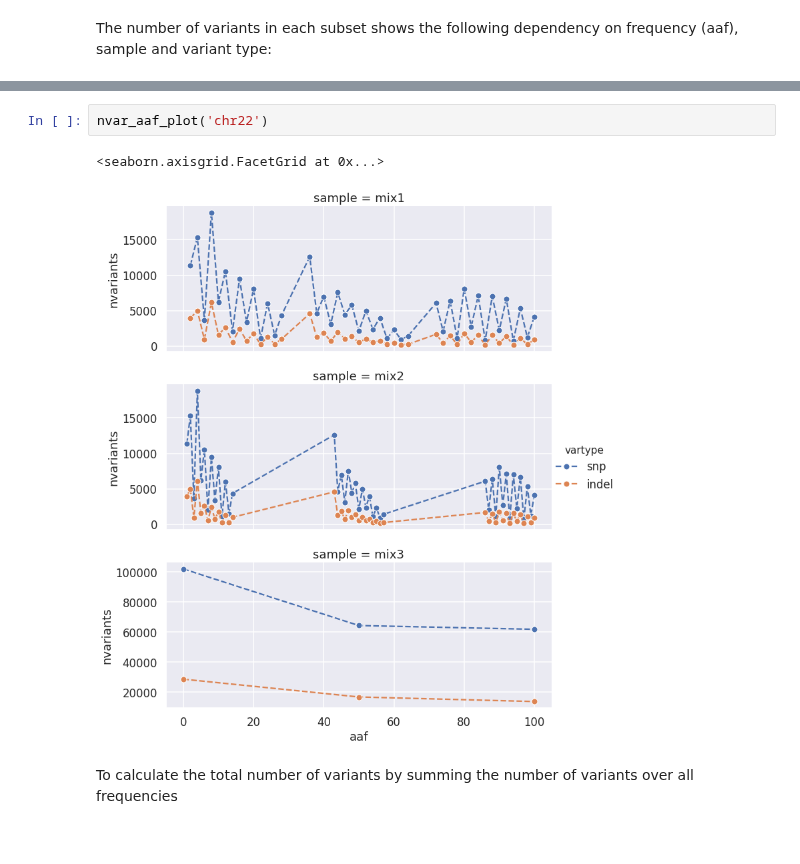
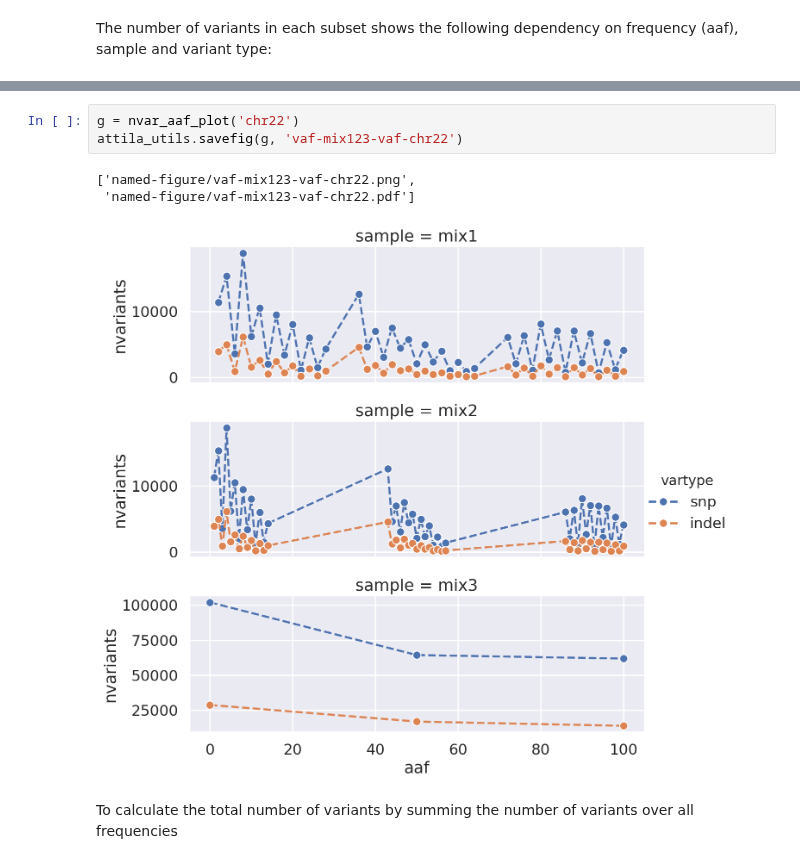
Before and after one commit to attilagk/BSM-research, a Jupyter notebook: notebook/2019-04-04-truth-sets-aaf/2019-04-04-truth-sets-aaf.ipynb, the cells around one changed output, grey strips where cells are left out. Drawn from its saved outputs; the diff is of its cells as text.

```diff
--- a/notebook/2019-04-04-truth-sets-aaf/2019-04-04-truth-sets-aaf.ipynb
+++ b/notebook/2019-04-04-truth-sets-aaf/2019-04-04-truth-sets-aaf.ipynb
@@ -50,8 +55,10 @@ nvar_aaf_plot('autosomes')
-# %%
-nvar_aaf_plot('chr22')
-# %% [output]
-<seaborn.axisgrid.FacetGrid at 0x...>
-[figure, removed]
+# %%
+g = nvar_aaf_plot('chr22')
+attila_utils.savefig(g, 'vaf-mix123-vaf-chr22')
+# %% [output]
+['named-figure/vaf-mix123-vaf-chr22.png',
+ 'named-figure/vaf-mix123-vaf-chr22.pdf']
+[figure, added]
 # %% [markdown]
 To calculate the total number of variants by summing the number of variants over all frequencies
 # %%
```
Also changed, not shown: parts of 10 cells of this notebook, 4 other files.
